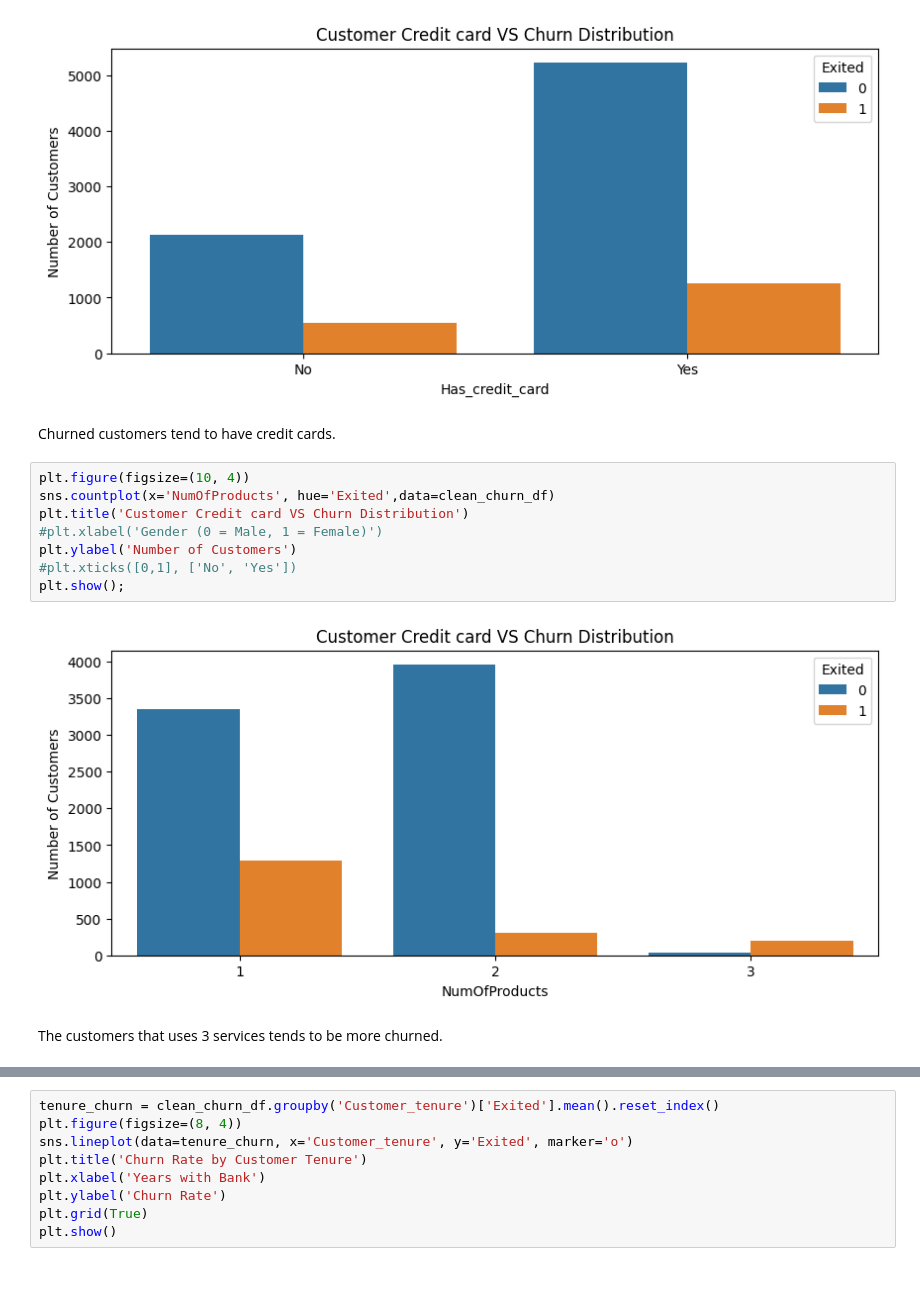
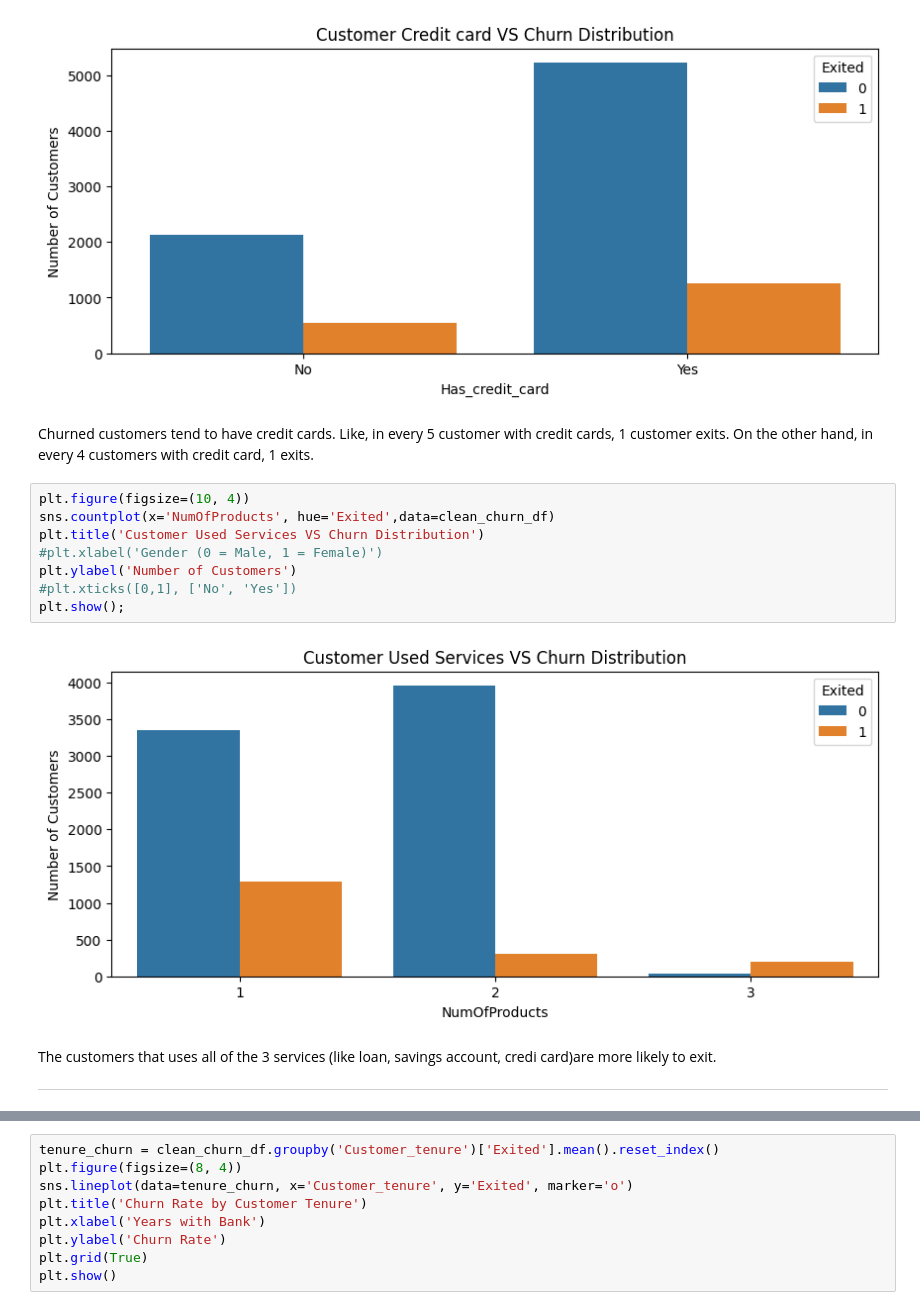
Before and after one commit to Naima-ai/Customer-Churn-Analysis, a Jupyter notebook: Customer_Churn_Analysis_Prediction.ipynb, the cells around one changed output, grey strips where cells are left out. Saved outputs shown, nothing was run; the diff lists cells and outputs as text; blank space fills up the shorter version.

```diff
--- a/Customer_Churn_Analysis_Prediction.ipynb
+++ b/Customer_Churn_Analysis_Prediction.ipynb
@@ -341,17 +312,19 @@ plt.xticks([0,1], ['No', 'Yes'])
 plt.show();
 # %% [output]
 [figure]
-# %% [markdown]
-Churned customers tend to have credit cards.
+# %% [markdown]
+Churned customers tend to have credit cards. Like, in every 5 customer with credit cards, 1 customer exits. On the other hand, in every 4 customers with credit card, 1 exits.
 # %%
 plt.figure(figsize=(10, 4))
 sns.countplot(x='NumOfProducts', hue='Exited',data=clean_churn_df)
-plt.title('Customer Credit card VS Churn Distribution')
+plt.title('Customer Used Services VS Churn Distribution')
 #plt.xlabel('Gender (0 = Male, 1 = Female)')
 plt.ylabel('Number of Customers')
 #plt.xticks([0,1], ['No', 'Yes'])
 plt.show();
 # %% [output]
-[figure, old version]
+[figure, new version]
 # %% [markdown]
-The customers that uses 3 services tends to be more churned.
+The customers that uses all of the 3 services (like loan, savings account, credi card)are more likely to exit.
+
+---
```
Also changed, not shown: parts of 19 cells of this notebook.
